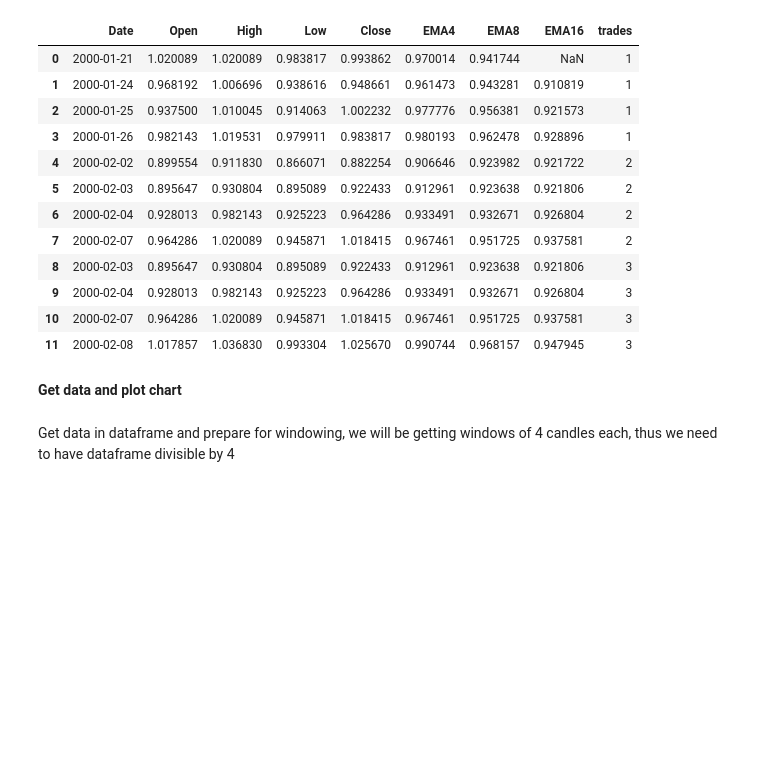
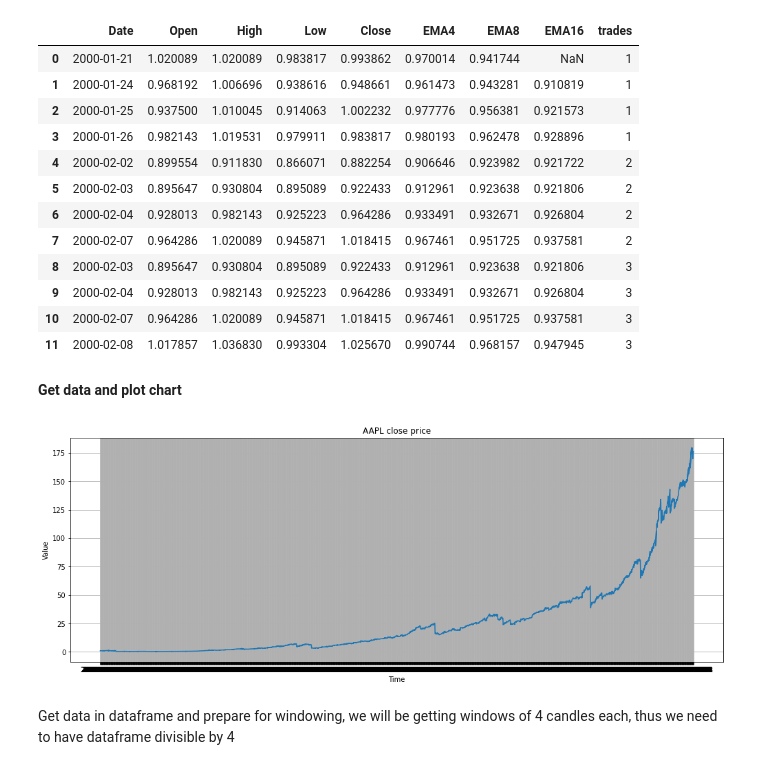
Before and after one commit to Philippe-cz/Stock-Price-Prediction-by-CNN-LSTM-DNN-model, a Jupyter notebook: 02_AAPL_S1_Model_Training.ipynb, the cells around one changed output. Drawn from its saved outputs; the diff is of its cells as text; code cells hidden in the pictures; blank space fills up the shorter version.

```diff
--- a/02_AAPL_S1_Model_Training.ipynb
+++ b/02_AAPL_S1_Model_Training.ipynb
@@ -70,38 +70,39 @@ opens = []
 highs = []
 lows = []
 closes = []
 ema1 = []
 ema2 = []
 ema3 = []
+new = []
+final = []
 
-new = []
-
-final = []
 with open(path) as csvfile:
     reader = csv.reader(csvfile, delimiter=',')
     next(reader)
    # next(reader)
 
     for row in reader:
         #print(row)
 
         time_step.append(row[0])
         opens.append(float(row[1]))
         highs.append(float(row[2]))
         lows.append(float(row[3]))
         closes.append(float(row[4]))
         ema1.append(row[5])
         ema2.append(row[6])
         ema3.append(row[7])
 
 
 #Get series
 series = np.array(closes[::])
 time = np.array(time_step[::])
 
 #Plot chart
-#plt.figure(figsize=(10, 6))
-#plot_series(time, series)
+plt.figure(figsize=(17, 6))
+plot_series(time, series)
+# %% [output]
+[figure, added]
 # %% [markdown]
 Get data in dataframe and prepare for windowing, we will be getting windows of 4 candles each, thus we need to have dataframe divisible by 4
 # %%
```
Also changed, not shown: parts of 12 cells of this notebook.
